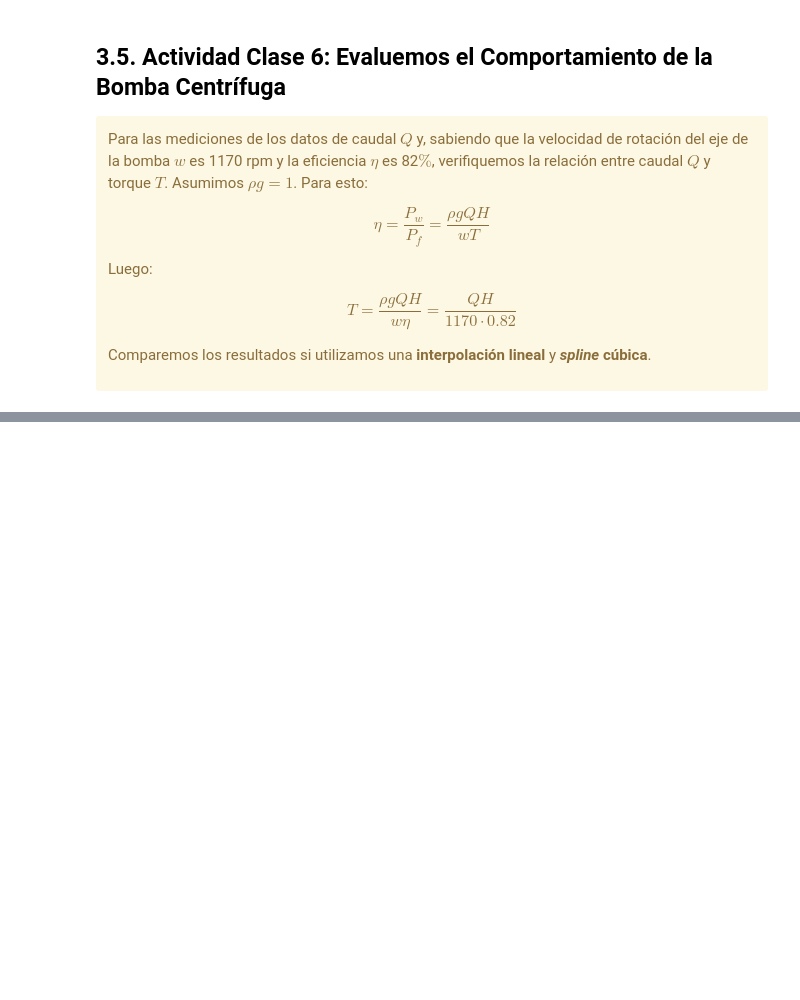
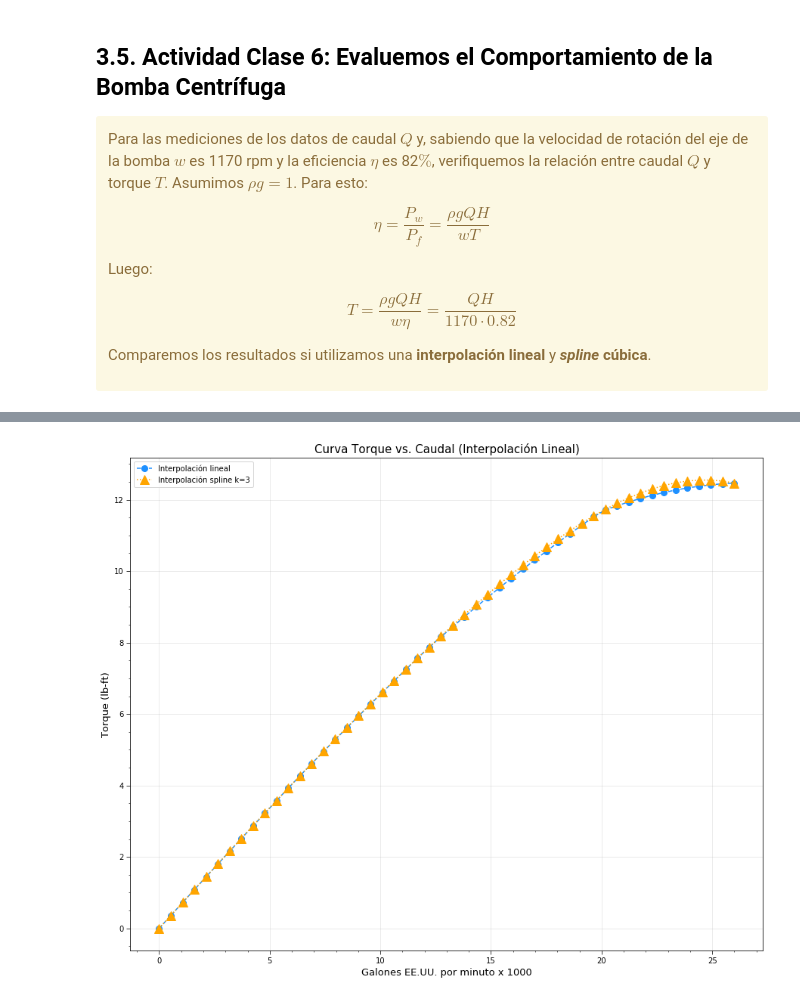
Before and after one commit to MauricioAlexand/ua-imec2001-hc-202310-s1, a Jupyter notebook: content/week3/C6_interpolacionybomba.ipynb, the cells around one changed output, grey strips where cells are left out. Saved outputs shown, nothing was run; the diff lists cells and outputs as text; code cells hidden in the pictures; blank space fills up the shorter version.

```diff
--- a/content/week3/C6_interpolacionybomba.ipynb
+++ b/content/week3/C6_interpolacionybomba.ipynb
@@ -547,0 +657,4 @@ Comparemos los resultados si utilizamos una **interpolación lineal** y ***splin
+# %%
+#  PASO 3. Creamos los datos de estudio
+Q_estudio = np.linspace(start=x[0], stop=x[-1], num=50)
+Q_estudio
@@ -547,0 +672,8 @@ Comparemos los resultados si utilizamos una **interpolación lineal** y ***splin
+# %%
+# PASO 4. Evaluamos el interpolador lineal con los datos de estudio
+H_lineal = []
+
+for i in Q_estudio:
+    H_lineal.append( itp_lineal(i) )
+
+H_lineal
@@ -547,0 +698,8 @@ Comparemos los resultados si utilizamos una **interpolación lineal** y ***splin
+# %%
+# PASO 5. Evaluamos el interpolador spline cúbico
+H_spline3d = []
+
+for i in Q_estudio:
+    H_spline3d.append( scipy.interpolate.splev(i, tck=spline3d) )
+
+H_spline3d
@@ -547,0 +724,21 @@ Comparemos los resultados si utilizamos una **interpolación lineal** y ***splin
+# %%
+# PASO 6. Calculamos el torque
+T_lineal = (Q_estudio * H_lineal) / (1170 * 0.82)
+T_spline3d = (Q_estudio * H_spline3d) / (1170 * 0.82)
+# %%
+# Gráfica
+hor = 15
+ver = 12
+
+plt.figure(figsize=(hor, ver))
+
+plt.plot(Q_estudio, T_lineal, linestyle='--', marker='o', color='dodgerblue', ms=8, label='Interpolación lineal')
+plt.plot(Q_estudio, T_spline3d, linestyle='dotted', marker='^', color='orange', ms=12, label='Interpolación spline k=3')
+
+formato_grafica(titulo='Curva Torque vs. Caudal (Interpolación Lineal)',
+                ejex='Galones EE.UU. por minuto x 1000',
+                ejey='Torque (lb-ft)')
+
+plt.legend(loc='upper left');
+# %% [output]
+[figure, added]
```
Also changed, not shown: parts of 32 cells of this notebook.
